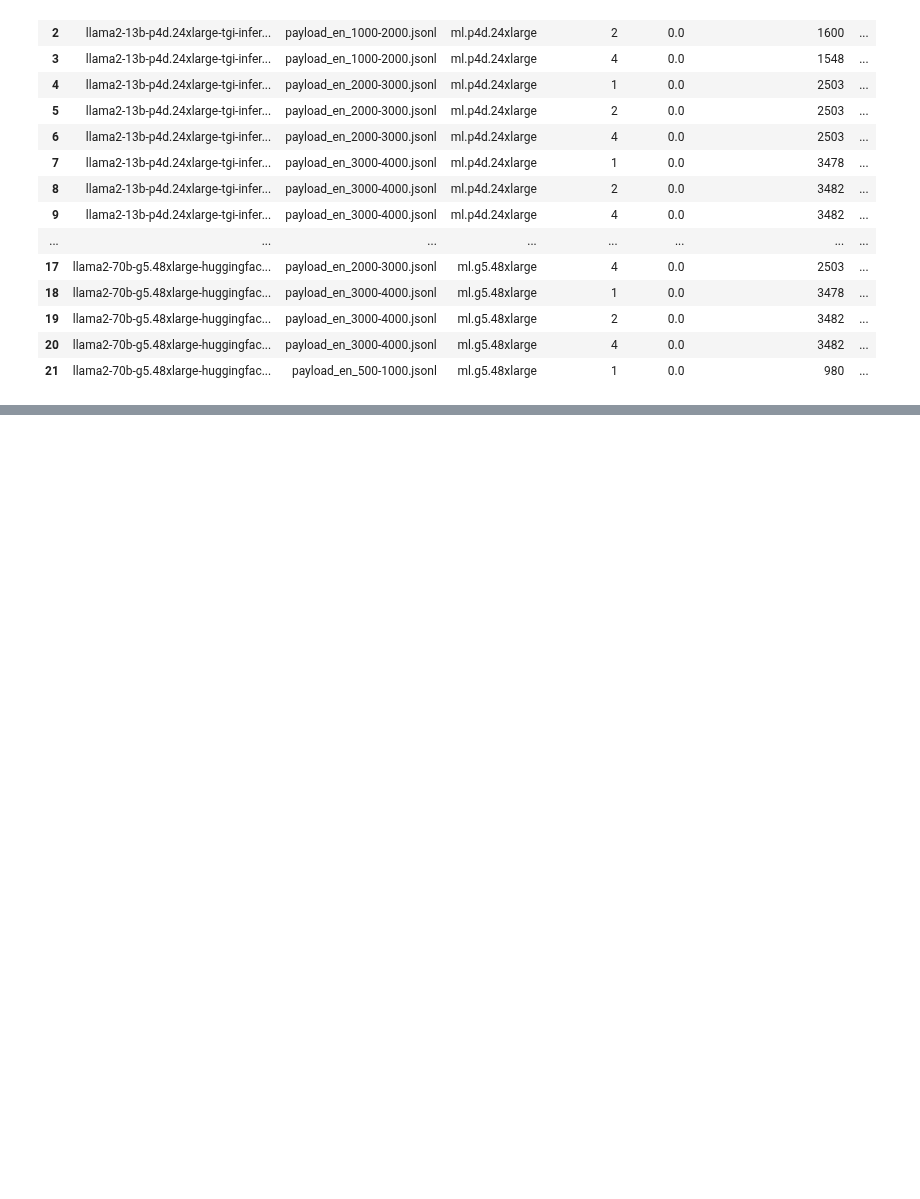
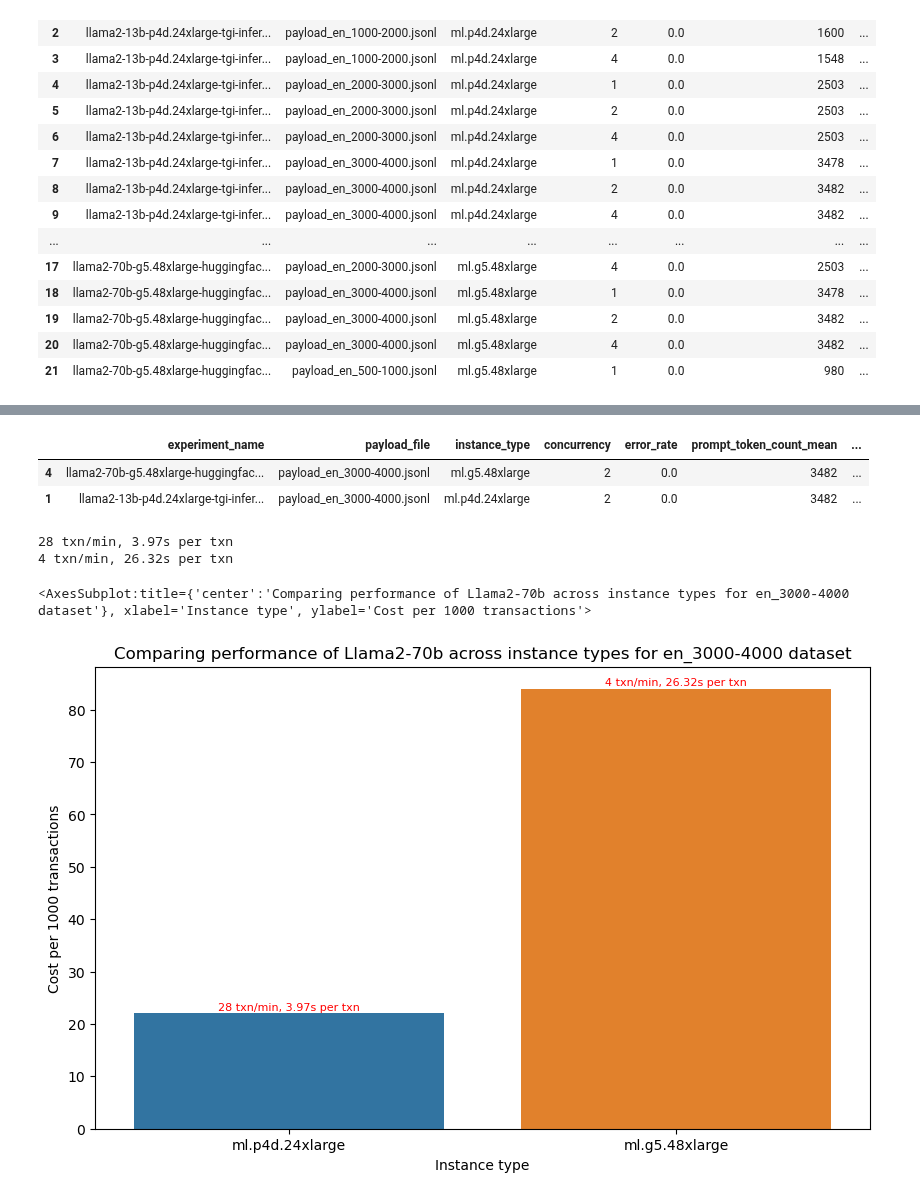
Before and after one commit to aws-samples/foundation-model-benchmarking-tool, a Jupyter notebook: 4_model_metric_analysis.ipynb, the cells around one changed output, grey strips where cells are left out. Saved outputs shown, nothing was run; the diff lists cells and outputs as text; code cells hidden in the pictures; blank space fills up the shorter version.

```diff
--- a/4_model_metric_analysis.ipynb
+++ b/4_model_metric_analysis.ipynb
@@ -339,0 +340,6 @@ logger.info(f"there are {len(df_summary_metrics_nz)} entries out of {len(df_summ
+# %%
+df_summary_metrics_dataset = df_summary_metrics[df_summary_metrics.payload_file.str.contains(config['metrics']['dataset_of_interest'])]
+logger.info(f"shape of dataframe with summary metrics for {config['metrics']['dataset_of_interest']} is {df_summary_metrics_dataset.shape}")
+fpath: str = os.path.join(METRICS_DIR, SUMMARY_METRICS_W_PRICING_FNAME)
+df_summary_metrics_dataset.to_csv(fpath, index=False)
+df_summary_metrics_dataset.head()
@@ -339,0 +380,6 @@ logger.info(f"there are {len(df_summary_metrics_nz)} entries out of {len(df_summ
+# %%
+df_pricing = pd.DataFrame.from_dict(config['pricing'], orient='index').reset_index()
+df_pricing.columns = ['instance_type', 'price_per_hour']
+fpath: str = os.path.join(METRICS_DIR, INSTANCE_PRICING_PER_HOUR_FNAME)
+df_pricing.to_csv(fpath, index=False)
+df_pricing
@@ -339,0 +448,40 @@ logger.info(f"there are {len(df_summary_metrics_nz)} entries out of {len(df_summ
+# %%
+idx = df_summary_metrics_dataset.groupby(['instance_type']).score.idxmax()
+
+df_summary_metrics_best_option_instance_type = df_summary_metrics_dataset.loc[idx]
+
+fpath: str = os.path.join(METRICS_DIR, SUMMARY_METRICS_FOR_DATASET_W_SCORES_BEST_OPTION_EACH_INSTANCE_TYPE_FNAME)
+df_summary_metrics_best_option_instance_type.to_csv(fpath, index=False)
+df_summary_metrics_best_option_instance_type
+# %% [output]
+|  | experiment_name | payload_file | instance_type | concurrency | error_rate | prompt_token_count_mean | ... |
+| 4 | llama2-70b-g5.48xlarge-huggingfac... | payload_en_3000-4000.jsonl | ml.g5.48xlarge | 2 | 0.0 | 3482 | ... |
+| 1 | llama2-13b-p4d.24xlarge-tgi-infer... | payload_en_3000-4000.jsonl | ml.p4d.24xlarge | 2 | 0.0 | 3482 | ... |
+# %%
+df_summary_metrics_best_option_instance_type['price_per_1000_txn'] = df_summary_metrics_best_option_instance_type.price_per_txn * 1000
+df_summary_metrics_best_option_instance_type['price_per_1000_txn'] = df_summary_metrics_best_option_instance_type['price_per_1000_txn'].astype(int)
+df_summary_metrics_best_option_instance_type = df_summary_metrics_best_option_instance_type.sort_values(by="price_per_1000_txn")
+sns_plot = sns.barplot(df_summary_metrics_best_option_instance_type, x="instance_type", y="price_per_1000_txn", hue="instance_type")
+title: str = f"Comparing performance of {config['general']['model_name']} across instance types for {config['metrics']['dataset_of_interest']} dataset"
+sns_plot.set(xlabel="Instance type", ylabel="Cost per 1000 transactions", title=title)
+num_instance_types = df_summary_metrics_best_option_instance_type.shape[0]
+for r in df_summary_metrics_best_option_instance_type.iterrows():
+    x = r[1]['instance_type']
+    y = r[1]['price_per_1000_txn'] + (2.5/num_instance_types)
+    text = f"{r[1]['transactions_per_minute']} txn/min, {r[1]['latency_mean']}s per txn"
+    print(text)
+    sns_plot.text(x, y, text,
+       fontsize = 8,          # Size
+       #fontstyle = "oblique",  # Style
+       color = "red",          # Color
+       ha = "center", # Horizontal alignment
+       va = "center") # Vertical alignment
+
+business_summary_plot_fpath: str = os.path.join(METRICS_DIR, BUSINESS_SUMMARY_PLOT_FNAME)
+sns_plot.figure.savefig(business_summary_plot_fpath)
+sns_plot
+# %% [output]
+28 txn/min, 3.97s per txn
+4 txn/min, 26.32s per txn
+<AxesSubplot:title={'center':'Comparing performance of Llama2-70b across instance types for en_3000-4000 dataset'}, xlabel='Instance type', ylabel='Cost per 1000 transactions'>
+[figure, added]
```
Also changed, not shown: parts of 16 cells of this notebook, 21 other files.
